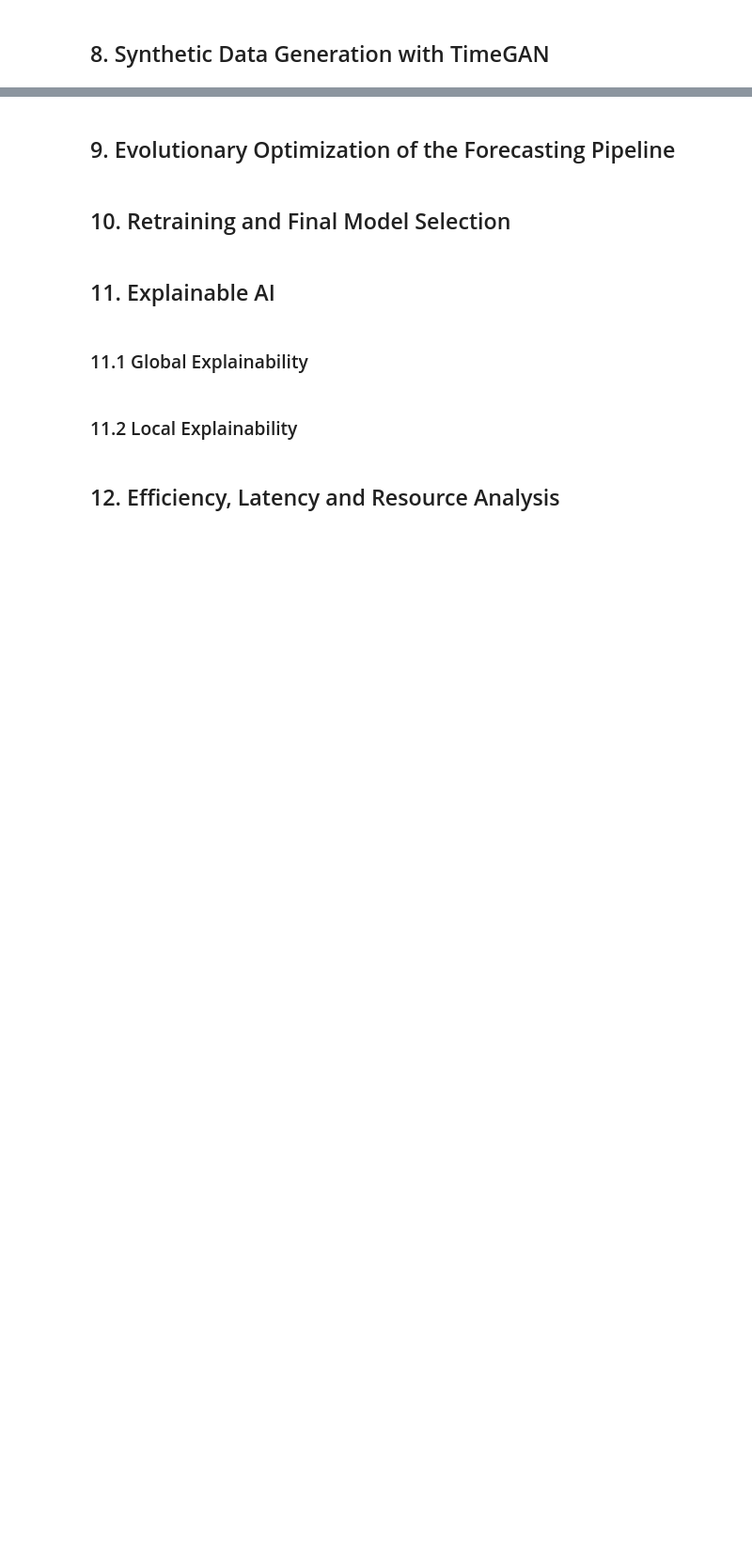
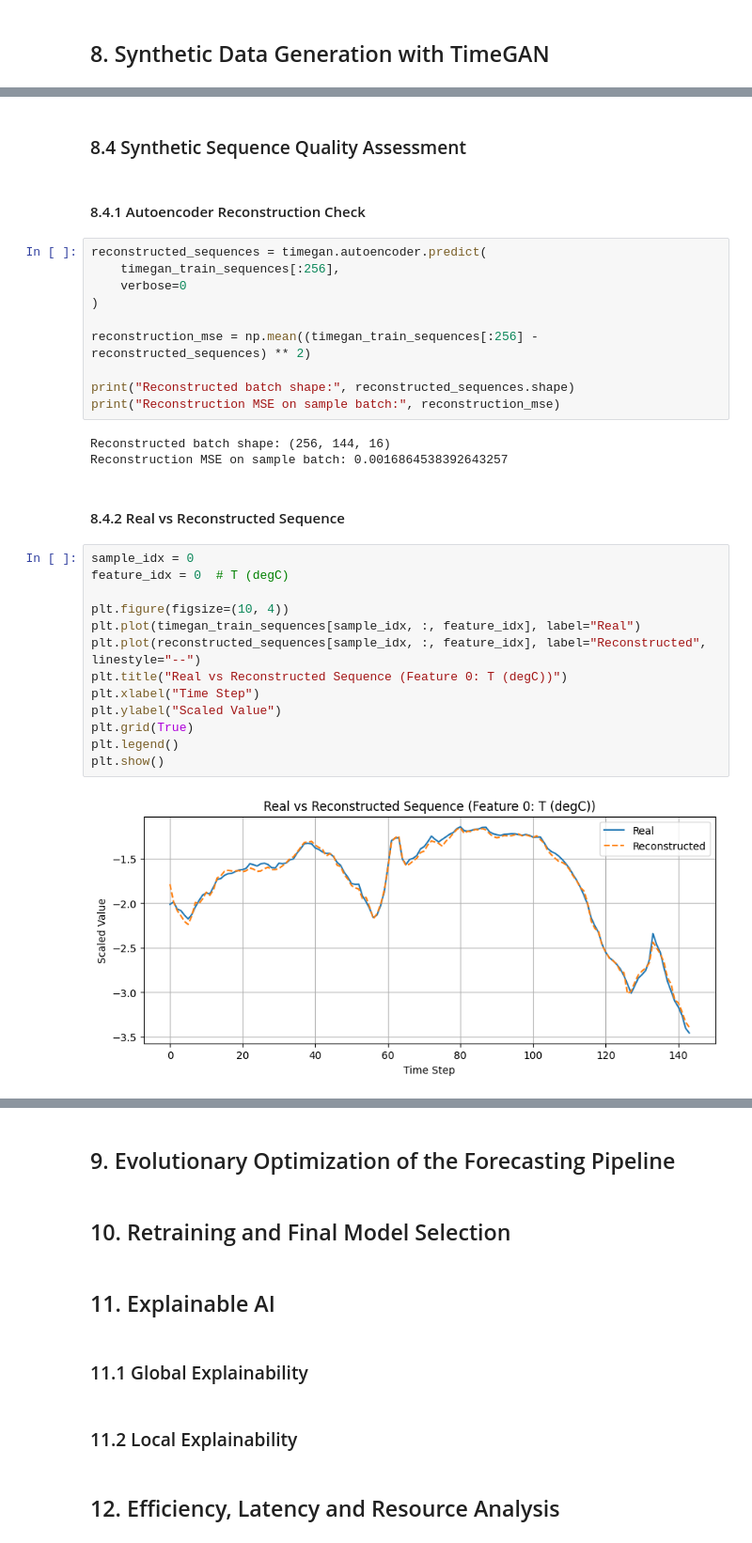
Before and after one commit to logus2k/taap_p4, a Jupyter notebook: notebooks_final_project/final_project_scope_V3.ipynb, the cells around one changed output, grey strips where cells are left out. Shown at 94% size. Drawn from its saved outputs; the diff is of its cells as text; blank space fills up the shorter version.

```diff
--- a/notebooks_final_project/final_project_scope_V3.ipynb
+++ b/notebooks_final_project/final_project_scope_V3.ipynb
@@ -706,0 +1082,34 @@ plt.show()
+# %% [markdown]
+### 8.4 Synthetic Sequence Quality Assessment
+# %% [markdown]
+#### 8.4.1 Autoencoder Reconstruction Check
+# %%
+reconstructed_sequences = timegan.autoencoder.predict(
+    timegan_train_sequences[:256],
+    verbose=0
+)
+
+reconstruction_mse = np.mean((timegan_train_sequences[:256] - reconstructed_sequences) ** 2)
+
+print("Reconstructed batch shape:", reconstructed_sequences.shape)
+print("Reconstruction MSE on sample batch:", reconstruction_mse)
+# %% [output]
+Reconstructed batch shape: (256, 144, 16)
+Reconstruction MSE on sample batch: 0.0016864538392643257
+# %% [markdown]
+#### 8.4.2 Real vs Reconstructed Sequence
+# %%
+sample_idx = 0
+feature_idx = 0  # T (degC)
+
+plt.figure(figsize=(10, 4))
+plt.plot(timegan_train_sequences[sample_idx, :, feature_idx], label="Real")
+plt.plot(reconstructed_sequences[sample_idx, :, feature_idx], label="Reconstructed", linestyle="--")
+plt.title("Real vs Reconstructed Sequence (Feature 0: T (degC))")
+plt.xlabel("Time Step")
+plt.ylabel("Scaled Value")
+plt.grid(True)
+plt.legend()
+plt.show()
+# %% [output]
+[figure, added]
```
Also changed, not shown: parts of 42 cells of this notebook, 4 other files.
